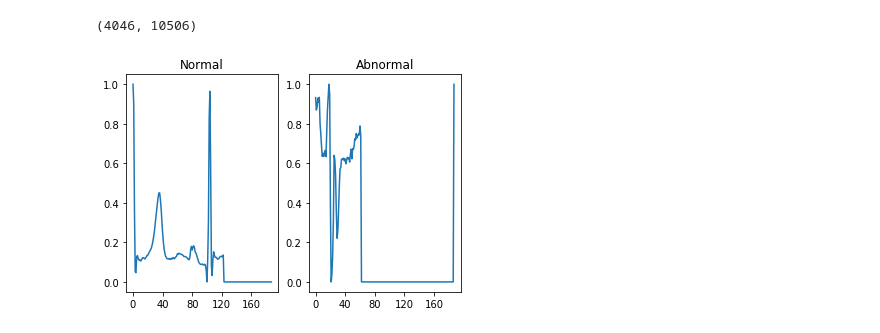
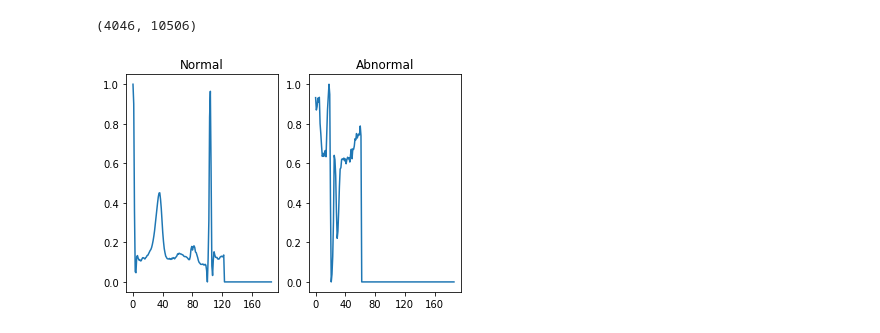
Before and after one commit to CarlosGomes98/ECG-Classification, a Jupyter notebook: task1/Visualization.ipynb, the cells around one changed output. Saved outputs shown, nothing was run; the diff lists cells and outputs as text; code cells hidden in the pictures.

```diff
--- a/task1/Visualization.ipynb
+++ b/task1/Visualization.ipynb
@@ -69,11 +83,11 @@ df_1.shape[0], df_2.shape[0]
 # %%
 fig,a = plt.subplots(1,2, sharex='col')
 plt.setp(a, xticks=[i*20 for i in range(0, 11, 2)], xticklabels=[i*20 for i in range(0, 11, 2)])
 
-a[0].plot(df_1.iloc[0, :])
+a[0].plot(df_1.iloc[0, :187])
 a[0].set_title('Normal')
-a[1].plot(df_2.iloc[0, :])
+a[1].plot(df_2.iloc[0, :187])
 a[1].set_title('Abnormal')
 plt.show()
 # %% [output]
-[figure, old version]
+[figure, new version]
```
Also changed, not shown: parts of 6 cells of this notebook.
